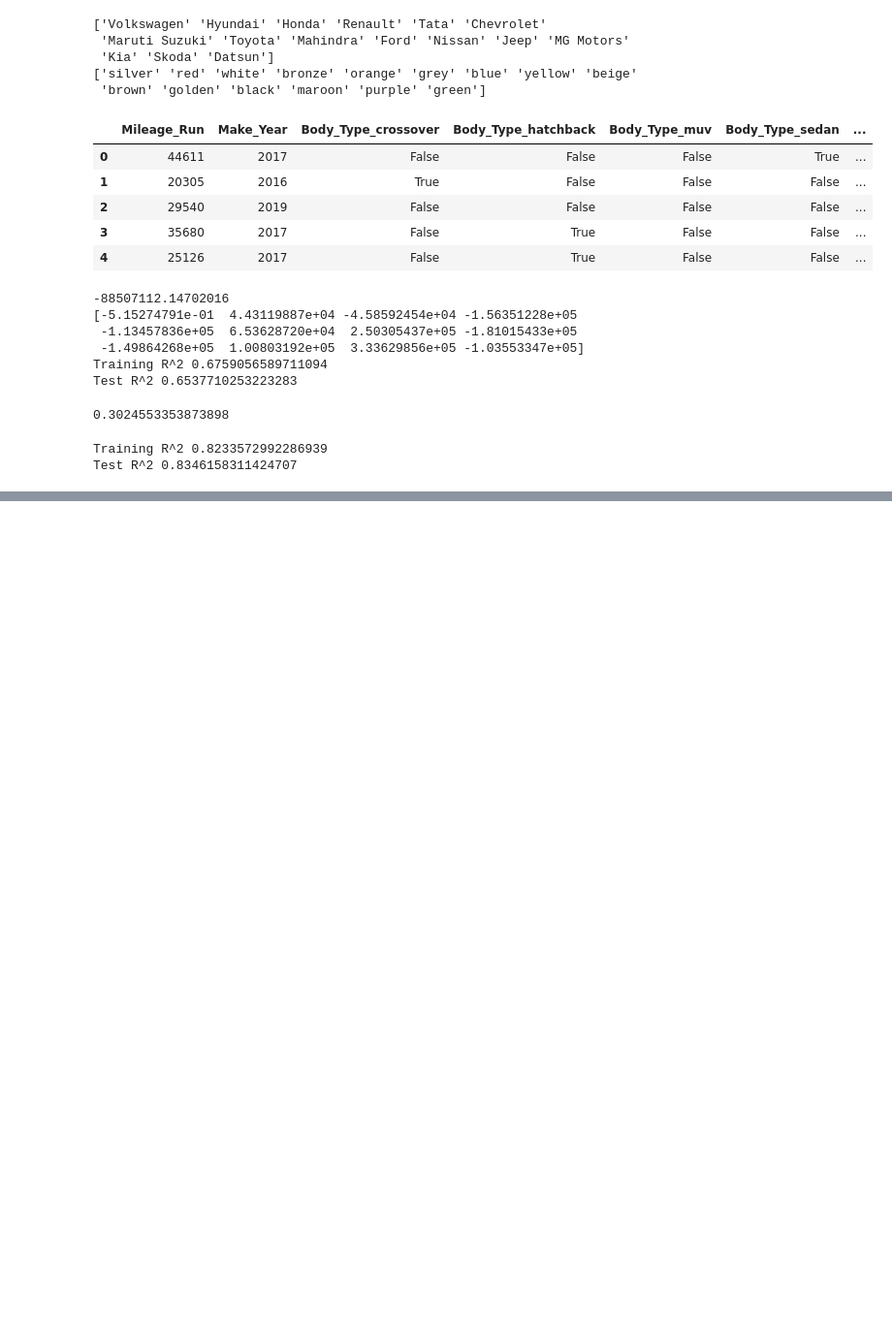
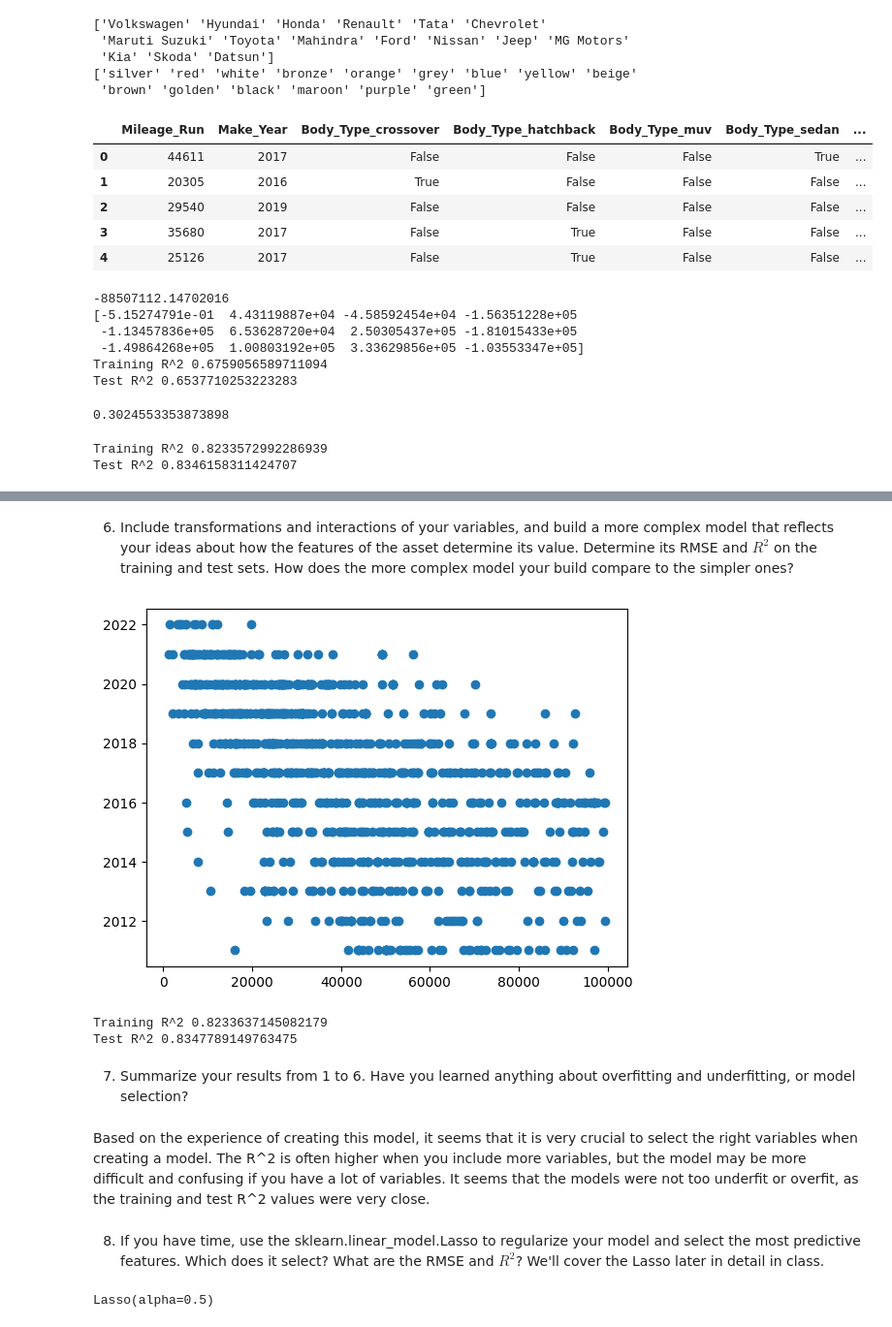
Before and after one commit to nylaup/linearModels, a Jupyter notebook: lab/lab_notebook_applied.ipynb, the cells around one changed output, grey strips where cells are left out. Shown: that part at 97% size. Cells and saved outputs as stored; diff of their text form; code cells hidden in the pictures; blank space fills up the shorter version.

```diff
--- a/lab/lab_notebook_applied.ipynb
+++ b/lab/lab_notebook_applied.ipynb
@@ -148,0 +184,33 @@ Test R^2 0.8346158311424707
+# %% [markdown]
+6. Include transformations and interactions of your variables, and build a more complex model that reflects your ideas about how the features of the asset determine its value. Determine its RMSE and $R^2$ on the training and test sets. How does the more complex model your build compare to the simpler ones?
+# %%
+plt.scatter(x=cars["Mileage_Run"], y=cars["Make_Year"])
+plt.show() #Somewhat of a linear relationship there
+# %% [output]
+[figure, added]
+# %%
+#This relationship makes sense as the older a car is the more it is likely to have been used, more miles
+X2["interaction"] = cars["Make_Year"] * cars["Mileage_Run"]
+X_train3, X_test3, y_train3, y_test3 = train_test_split(X2,y, test_size=.2, random_state=100)
+reg3 = LinearRegression().fit(X_train3, y_train3)
+print("Training R^2" , reg3.score(X_train3, y_train3))  #Best score of 82.33
+print("Test R^2", reg3.score(X_test3, y_test3)) #Scores pretty similar to those of simple model
+#Potentially because the relationship was not very strong
+# %% [output]
+Training R^2 0.8233637145082179
+Test R^2 0.8347789149763475
+# %% [markdown]
+7. Summarize your results from 1 to 6. Have you learned anything about overfitting and underfitting, or model selection?
+# %% [markdown]
+Based on the experience of creating this model, it seems that it is very crucial to select the right variables when creating a model. The R^2 is often higher when you include more variables, but the model may be more difficult and confusing if you have a lot of variables. It seems that the models were not too underfit or overfit, as the training and test R^2 values were very close.
+# %% [markdown]
+8. If you have time, use the sklearn.linear_model.Lasso to regularize your model and select the most predictive features. Which does it select? What are the RMSE and $R^2$? We'll cover the Lasso later in detail in class.
+# %%
+from sklearn import linear_model
+
+Pred = cars.drop(columns=["Price"])
+
+lasso = linear_model.Lasso(alpha = 0.5)
+lasso.fit(X, y)
+# %% [output]
+Lasso(alpha=0.5)
```
Also changed, not shown: parts of 6 cells of this notebook.
